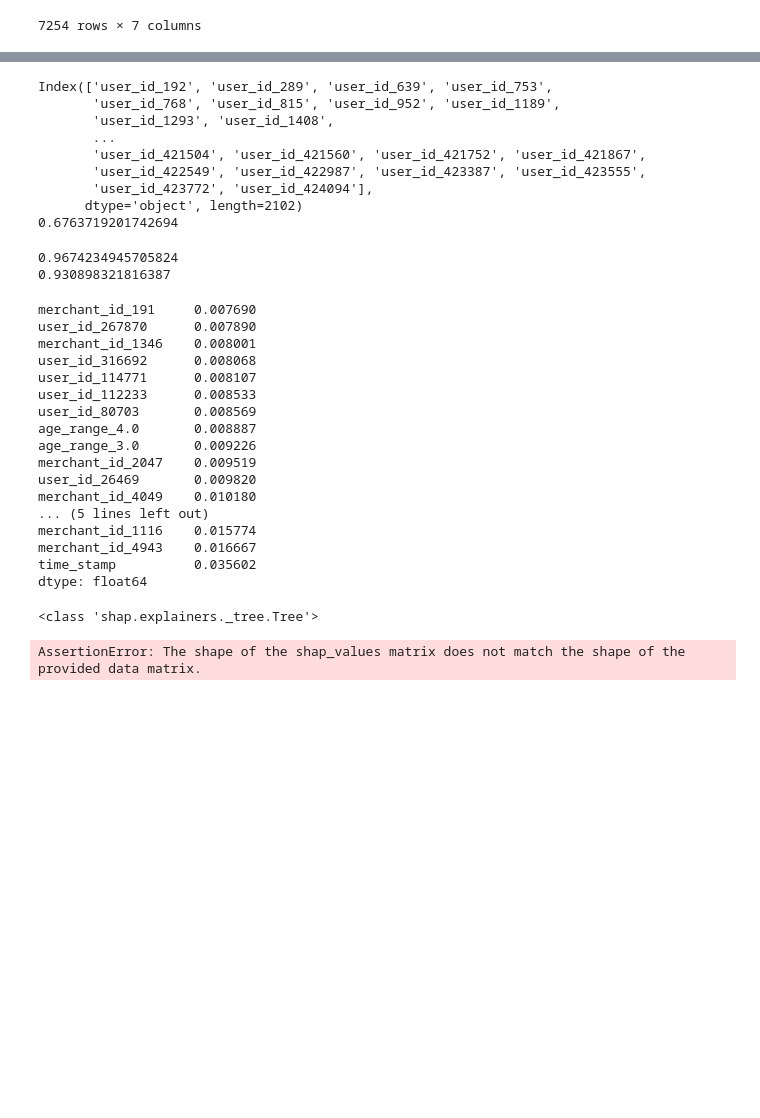
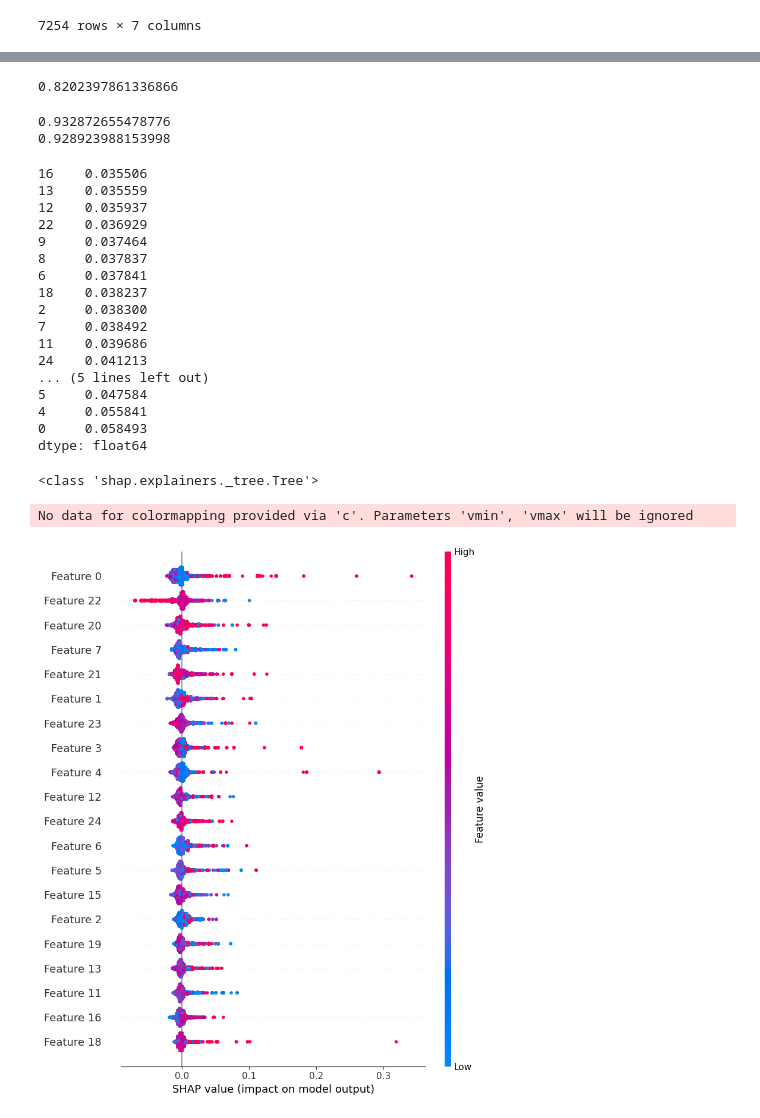
Before and after one commit to satyam04sharma/CECS550_FinalProject, a Jupyter notebook: pca_test.ipynb, the cells around one changed output, grey strips where cells are left out. Cells and saved outputs as stored; diff of their text form; code cells hidden in the pictures; blank space fills up the shorter version.

```diff
--- a/pca_test.ipynb
+++ b/pca_test.ipynb
@@ -109,65 +147,54 @@ print(knn.score(eX_test, ey_test))
 # %%
-pca = PCA(n_components=50)
-user_ids = eX.filter(like='user_id_').columns
+pca = PCA(n_components=25)
 item_ids = eX.filter(like='item_id_').columns
 cat_ids = eX.filter(like='cat_id_').columns
-seller_ids = eX.filter(like='seller_id_').columns
-brand_ids = eX.filter(like='brand_id_').columns
 action_types = eX.filter(like='action_type_').columns
 age_range = eX.filter(like='age_range_').columns
-merchant_ids = eX.filter(like='merchant_id_').columns
-print(user_ids)
-onehots = ["gender"] + list(user_ids) + list(item_ids) + list(cat_ids) + list(seller_ids) + list(brand_ids) + list(action_types) +  list(age_range) + list(merchant_ids)
+#print(user_ids)
+onehots = ["gender"] + list(item_ids) + list(cat_ids) + list(action_types) +  list(age_range)
 
 pca.fit(eX[onehots])
 [f"{_:.4f}" for _ in pca.explained_variance_ratio_]
 print(sum(pca.explained_variance_ratio_))
 # %% [output]
-Index(['user_id_192', 'user_id_289', 'user_id_639', 'user_id_753',
-       'user_id_768', 'user_id_815', 'user_id_952', 'user_id_1189',
-       'user_id_1293', 'user_id_1408',
-       ...
-       'user_id_421504', 'user_id_421560', 'user_id_421752', 'user_id_421867',
-       'user_id_422549', 'user_id_422987', 'user_id_423387', 'user_id_423555',
-       'user_id_423772', 'user_id_424094'],
-      dtype='object', length=2102)
-0.6763719201742694
+0.8202397861336866
 # %%
-forest = RandomForestClassifier().fit(eX_train, ey_train)
-print(forest.score(eX_test, ey_test))
-knn = KNeighborsClassifier(n_neighbors=3).fit(eX_train, ey_train)
-print(knn.score(eX_test, ey_test))
+forest = RandomForestClassifier().fit(pca.transform(eX_train), ey_train)
+print(forest.score(pca.transform(eX_test), ey_test))
+knn = KNeighborsClassifier(n_neighbors=3).fit(pca.transform(eX_train), ey_train)
+print(knn.score(pca.transform(eX_test), ey_test))
 # %% [output]
-0.9674234945705824
-0.930898321816387
+0.932872655478776
+0.928923988153998
 # %%
-pd.Series(forest.feature_importances_, index=eX.columns).sort_values().tail(20)
+pd.Series(forest.feature_importances_).sort_values().tail(20)
 # %% [output]
-merchant_id_191     0.007690
-user_id_267870      0.007890
-merchant_id_1346    0.008001
-user_id_316692      0.008068
-user_id_114771      0.008107
-user_id_112233      0.008533
-user_id_80703       0.008569
-age_range_4.0       0.008887
-age_range_3.0       0.009226
-merchant_id_2047    0.009519
-user_id_26469       0.009820
-merchant_id_4049    0.010180
+16    0.035506
+13    0.035559
+12    0.035937
+22    0.036929
+9     0.037464
+8     0.037837
+6     0.037841
+18    0.038237
+2     0.038300
+7     0.038492
+11    0.039686
+24    0.041213
 ... (5 lines left out)
-merchant_id_1116    0.015774
-merchant_id_4943    0.016667
-time_stamp          0.035602
+5     0.047584
+4     0.055841
+0     0.058493
 dtype: float64
 # %%
 # Shapley time!
-explainer = shap.TreeExplainer(forest, eX_train)
-shap_values = explainer(eX_train.head(2))
+explainer = shap.TreeExplainer(forest)
+shap_values = explainer.shap_values(pca.transform(eX))
 print(type(explainer))
 # %% [output]
 <class 'shap.explainers._tree.Tree'>
 # %%
-shap.summary_plot(shap_values[0], eX_train)
+shap.summary_plot(shap_values[1], pca.transform(eX))
 # %% [output]
-AssertionError: The shape of the shap_values matrix does not match the shape of the provided data matrix.
+No data for colormapping provided via 'c'. Parameters 'vmin', 'vmax' will be ignored
+[figure, added]
```
Also changed, not shown: parts of 8 cells of this notebook.
